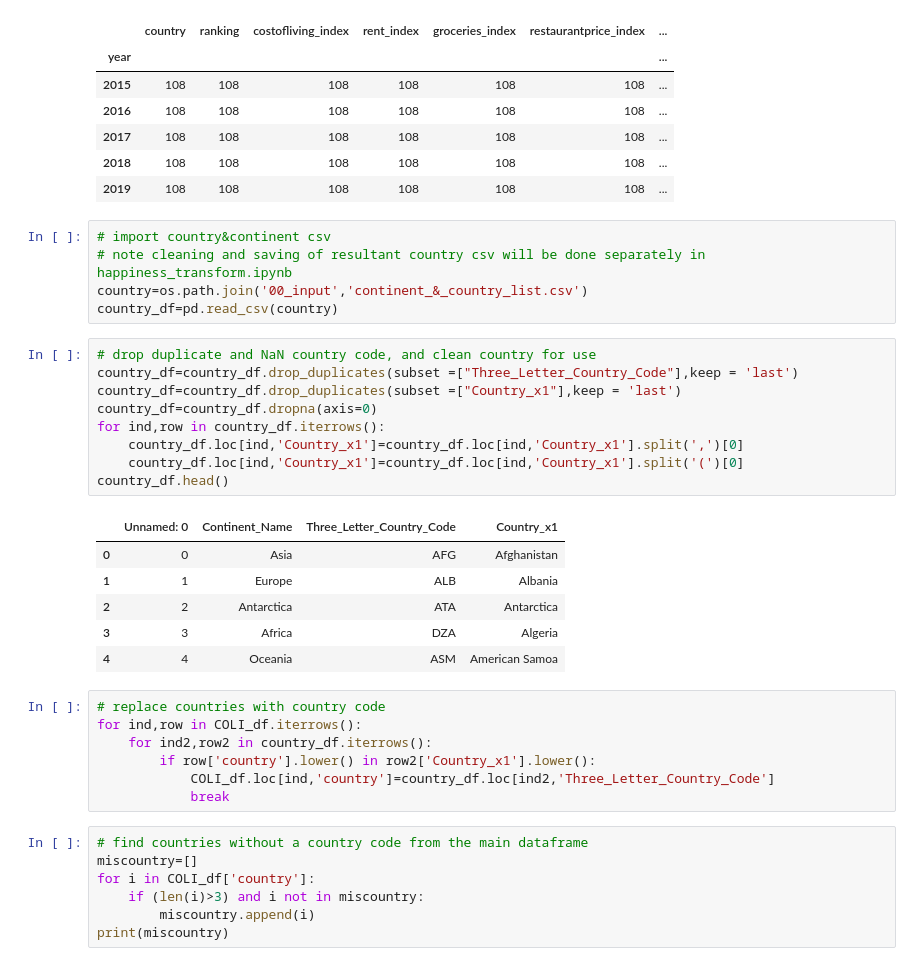
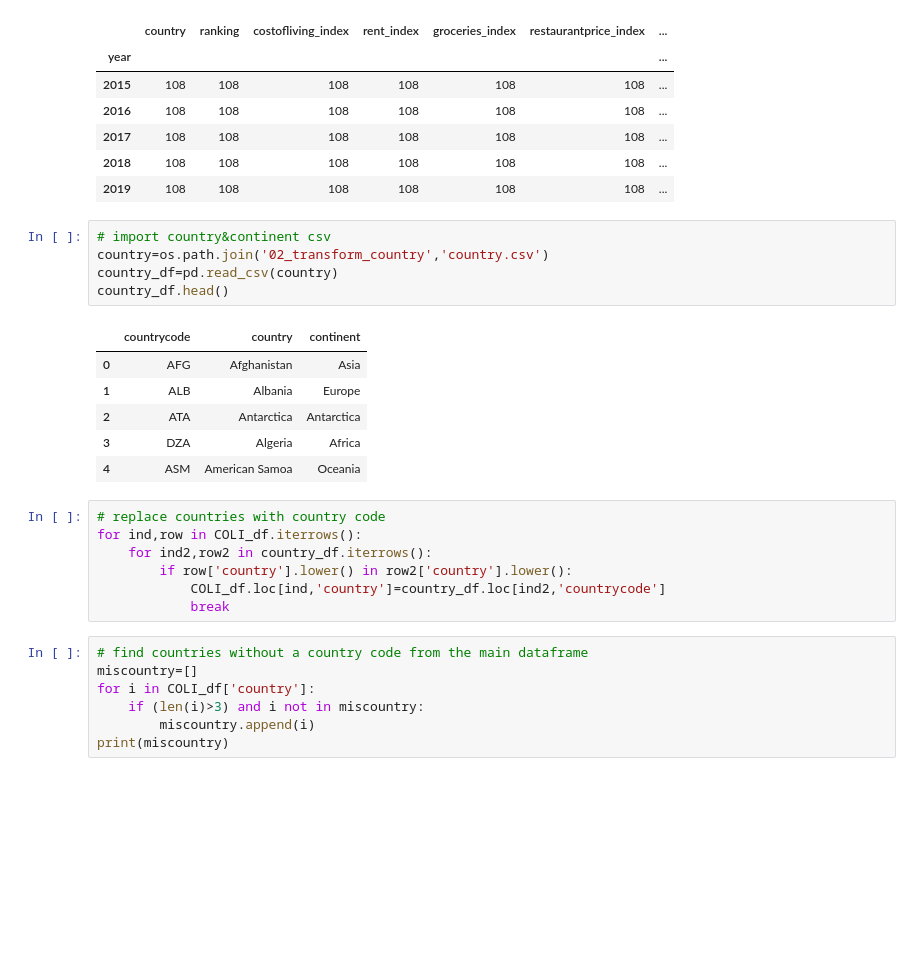
Before and after one commit to mactzu/STDs, a Jupyter notebook: 02_transform_coli.ipynb, the cells around one changed output. Saved outputs shown, nothing was run; the diff lists cells and outputs as text; blank space fills up the shorter version.

Commit message:
cleanupstructure

```diff
--- a/02_transform_coli.ipynb
+++ b/02_transform_coli.ipynb
@@ -208,31 +208,22 @@ check_df
 | 2019 | 108 | 108 | 108 | 108 | 108 | 108 | ... |
 # %%
 # import country&continent csv
-# note cleaning and saving of resultant country csv will be done separately in happiness_transform.ipynb
-country=os.path.join('00_input','continent_&_country_list.csv')
+country=os.path.join('02_transform_country','country.csv')
 country_df=pd.read_csv(country)
+country_df.head()
+# %% [output]
+|  | countrycode | country | continent |
+| 0 | AFG | Afghanistan | Asia |
+| 1 | ALB | Albania | Europe |
+| 2 | ATA | Antarctica | Antarctica |
+| 3 | DZA | Algeria | Africa |
+| 4 | ASM | American Samoa | Oceania |
-# %%
-# drop duplicate and NaN country code, and clean country for use
-country_df=country_df.drop_duplicates(subset =["Three_Letter_Country_Code"],keep = 'last')
-country_df=country_df.drop_duplicates(subset =["Country_x1"],keep = 'last')
-country_df=country_df.dropna(axis=0)
-for ind,row in country_df.iterrows():
-    country_df.loc[ind,'Country_x1']=country_df.loc[ind,'Country_x1'].split(',')[0]
-    country_df.loc[ind,'Country_x1']=country_df.loc[ind,'Country_x1'].split('(')[0]
-country_df.head()
-# %% [output]
-|  | Unnamed: 0 | Continent_Name | Three_Letter_Country_Code | Country_x1 |
-| 0 | 0 | Asia | AFG | Afghanistan |
-| 1 | 1 | Europe | ALB | Albania |
-| 2 | 2 | Antarctica | ATA | Antarctica |
-| 3 | 3 | Africa | DZA | Algeria |
-| 4 | 4 | Oceania | ASM | American Samoa |
 # %%
 # replace countries with country code
 for ind,row in COLI_df.iterrows():
     for ind2,row2 in country_df.iterrows():
-        if row['country'].lower() in row2['Country_x1'].lower():
-            COLI_df.loc[ind,'country']=country_df.loc[ind2,'Three_Letter_Country_Code']
+        if row['country'].lower() in row2['country'].lower():
+            COLI_df.loc[ind,'country']=country_df.loc[ind2,'countrycode']
             break
 # %%
 # find countries without a country code from the main dataframe
```
Also changed, not shown: parts of 5 cells of this notebook, 7 other files.
